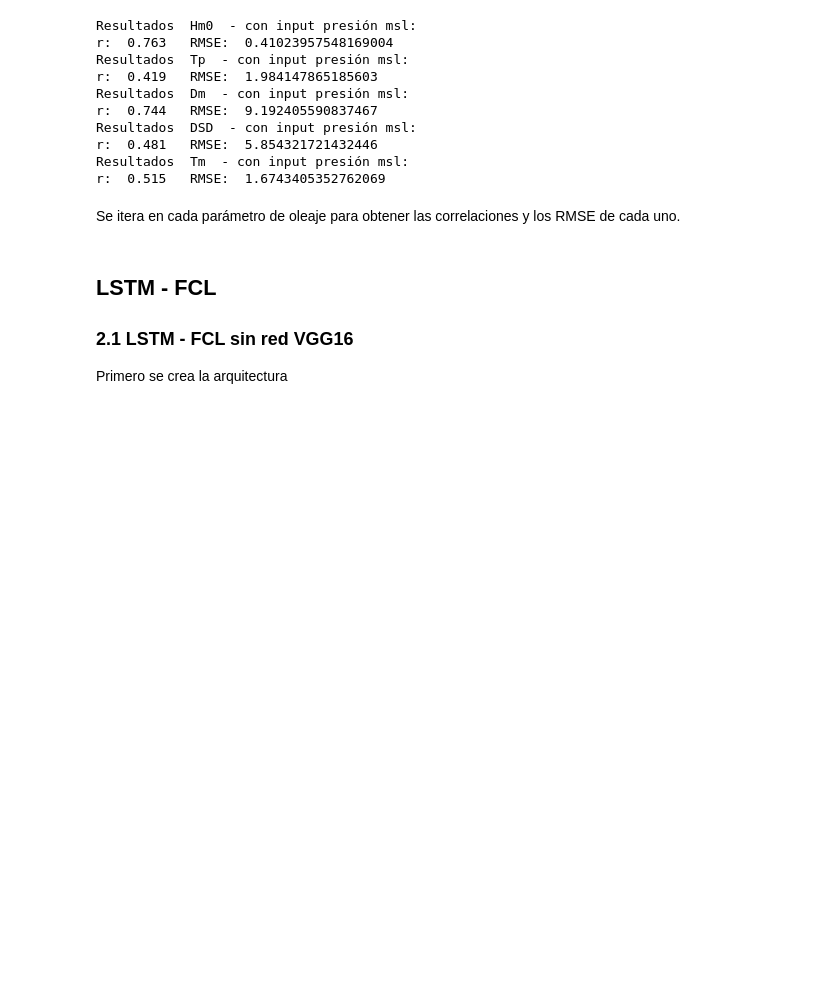
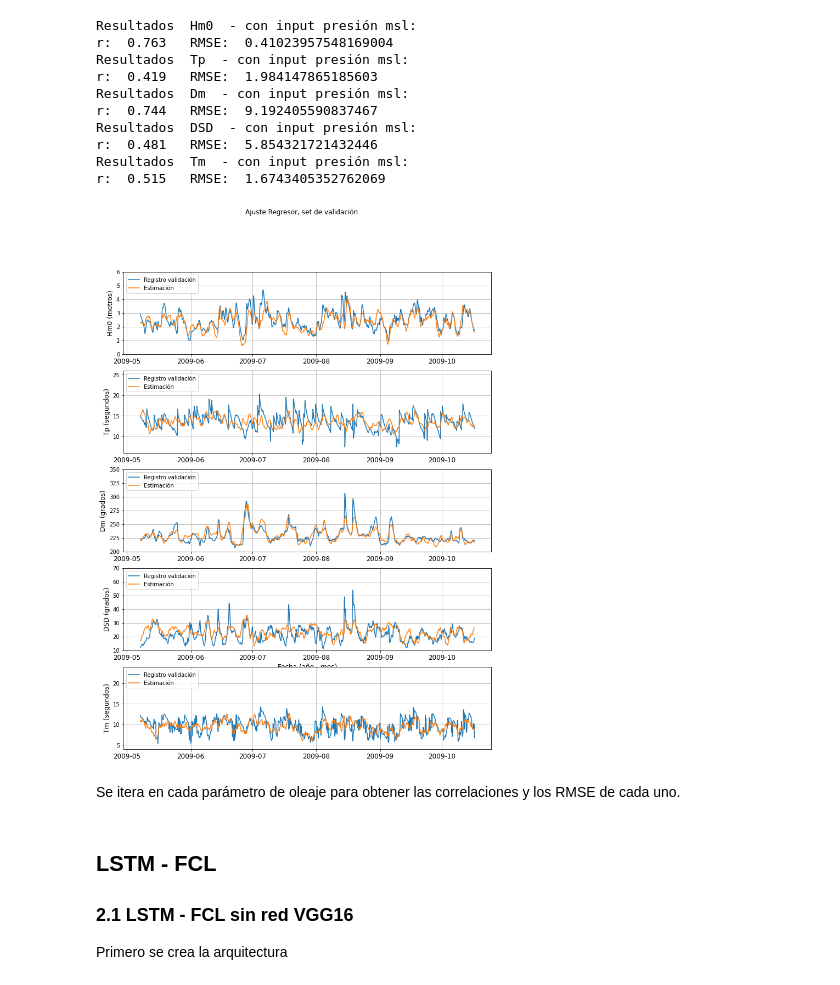
Before and after one commit to jnhurtado/Rellenar-hindcast-de-oleaje-usando-ML, a Jupyter notebook: Modelos ML y DL..ipynb, the cells around one changed output. Cells and saved outputs as stored; diff of their text form; code cells hidden in the pictures; blank space fills up the shorter version.

```diff
--- a/Modelos ML y DL..ipynb
+++ b/Modelos ML y DL..ipynb
@@ -438,6 +439,8 @@ Tm = np.array(df02[Desde: Hasta]['P1: Wave Period, T01']).reshape(-1,1)
 
 oleaje = [Hm0, Tp, Dm, DSD, Tm]
 
+time = np.array(df0[Desde: Hasta].index, dtype='datetime64[ns]')
+
 msl.shape
 # %% [output]
 (26297, 201, 241)
@@ -601,6 +603,59 @@ Resultados  DSD  - con input presión msl:
 r:  0.481   RMSE:  5.854321721432446
 Resultados  Tm  - con input presión msl:
 r:  0.515   RMSE:  1.6743405352762069
+# %%
+pronostico = np.array(pronosticos)
+#pronostico = pronosticos_VGG
+
+fig, axs = plt.subplots(5, 1, figsize=(12,16))
+
+fig.suptitle('Ajuste Regresor, set de validación',fontsize=12)
+
+
+
+
+axs[0].plot(time[-1900:-600],pronostico[0,0][-1900:-600],label='Registro validación')
+axs[0].plot(time[-1900:-600],pronostico[0,1][-1900:-600],label="Estimación ")
+axs[0].xaxis.set_tick_params(rotation=-0, labelsize=12)
+axs[0].set_ylabel('Hm0 (metros)',size=12)
+axs[0].set_ylim(0,6)
+axs[0].legend(loc=2)
+axs[0].grid()
+
+axs[1].plot(time[-1900:-600],pronostico[1,0][-1900:-600],label='Registro validación')
+axs[1].plot(time[-1900:-600],pronostico[1,1][-1900:-600],label="Estimación ")
+axs[1].xaxis.set_tick_params(rotation=-0, labelsize=12)
+axs[1].set_ylabel('Tp (segundos)',size=12)
+axs[1].set_ylim(6, 26)
+axs[1].legend(loc=2)
+axs[1].grid()
+
+axs[2].plot(time[-1900:-600],pronostico[2,0][-1900:-600],label='Registro validación')
+axs[2].plot(time[-1900:-600],pronostico[2,1][-1900:-600],label="Estimación ")
+axs[2].xaxis.set_tick_params(rotation=-0, labelsize=12)
+axs[2].set_ylabel('Dm (grados)',size=12)
+axs[2].set_ylim(200,350)
+axs[2].legend(loc=2)
+axs[2].grid()
+
+axs[3].plot(time[-1900:-600],pronostico[3,0][-1900:-600],label='Registro validación')
+axs[3].plot(time[-1900:-600],pronostico[3,1][-1900:-600],label="Estimación ")
+axs[3].xaxis.set_tick_params(rotation=-0, labelsize=12)
+axs[3].set_ylabel('DSD (grados)',size=12)
+axs[3].set_ylim(10,70)
+axs[3].set_xlabel("Fecha (año - mes)",size=12)
+axs[3].legend(loc=2)
+axs[3].grid()
+
+axs[4].plot(time[-1900:-600],pronostico[4,0][-1900:-600],label='Registro validación')
+axs[4].plot(time[-1900:-600],pronostico[4,1][-1900:-600],label="Estimación ")
+axs[4].xaxis.set_tick_params(rotation=-0, labelsize=12)
+axs[4].set_ylabel('Tm (segundos)',size=12)
+axs[4].set_ylim(4,24)
+axs[4].legend(loc=2)
+axs[4].grid()
+# %% [output]
+[figure, added]
 # %% [markdown]
 Se itera en cada parámetro de oleaje para obtener las correlaciones y los RMSE de cada uno.
 # %% [markdown]
```
Also changed, not shown: parts of 8 cells of this notebook.
